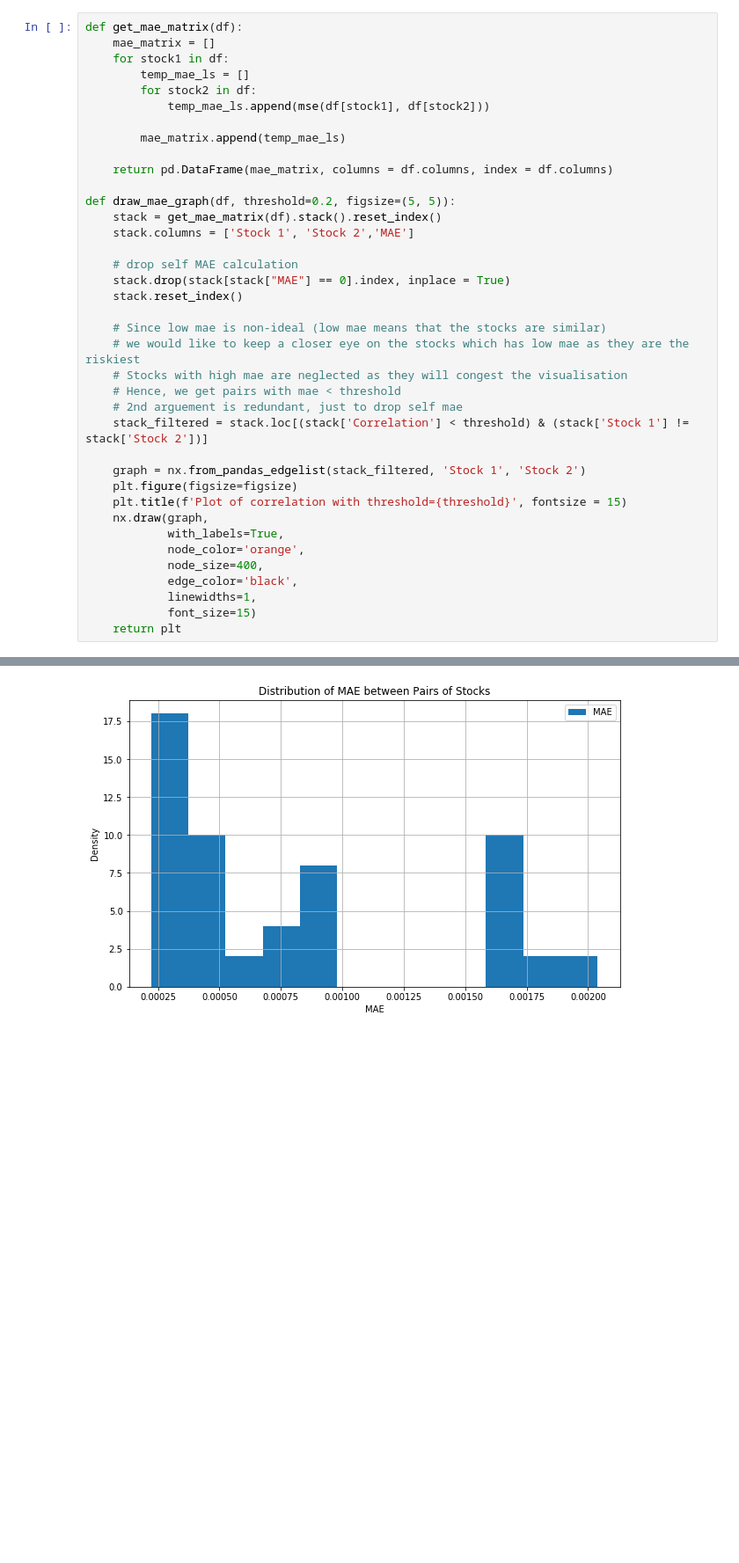
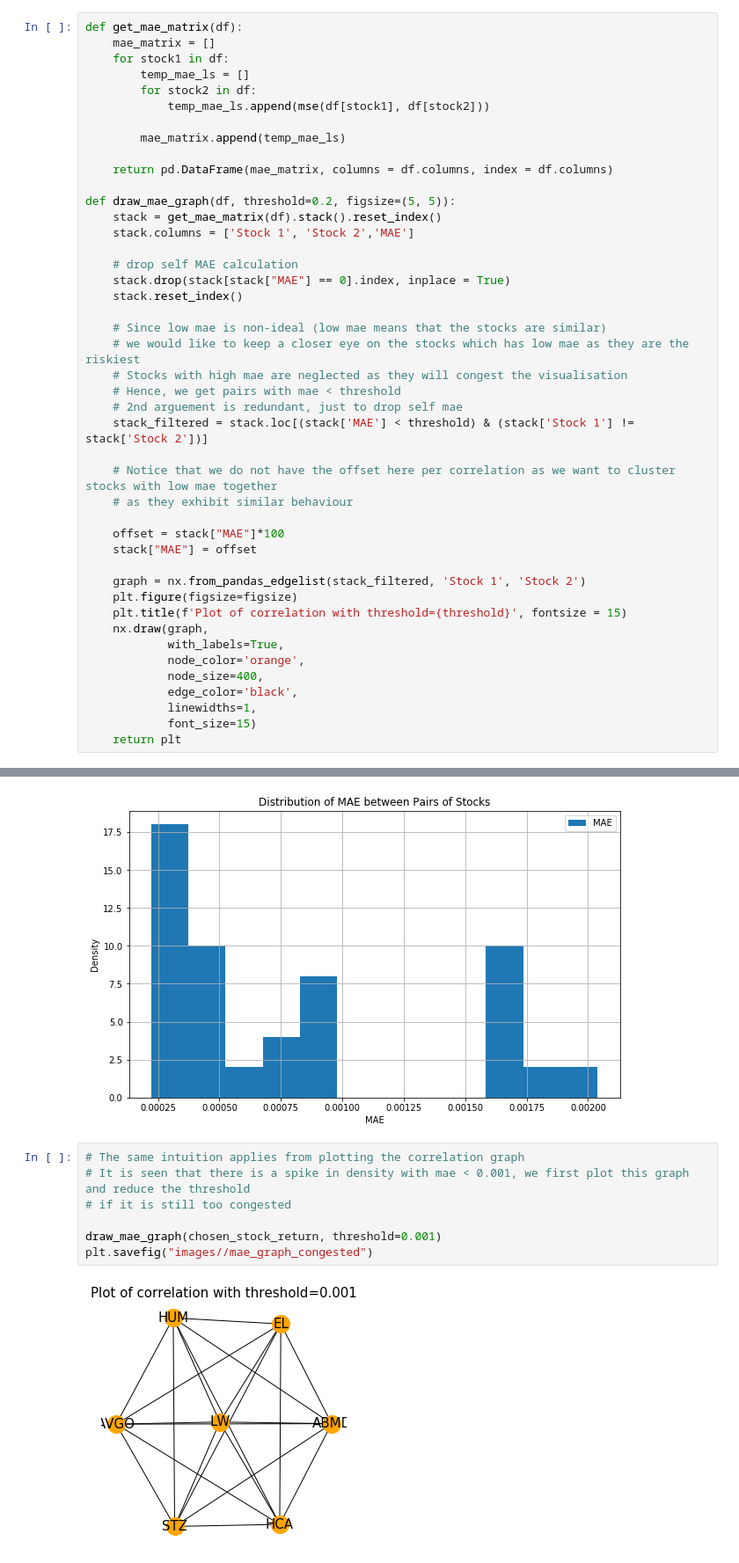
Before and after one commit to yhl116/FSPCW, a Jupyter notebook: part5/Graphs in Finance.ipynb, the cells around one changed output, grey strips where cells are left out. Shown at 88% size. Drawn from its saved outputs; the diff is of its cells as text; blank space fills up the shorter version.

```diff
--- a/part5/Graphs in Finance.ipynb
+++ b/part5/Graphs in Finance.ipynb
@@ -396,7 +405,13 @@ def draw_mae_graph(df, threshold=0.2, figsize=(5, 5)):
     # Stocks with high mae are neglected as they will congest the visualisation
     # Hence, we get pairs with mae < threshold
     # 2nd arguement is redundant, just to drop self mae
-    stack_filtered = stack.loc[(stack['Correlation'] < threshold) & (stack['Stock 1'] != stack['Stock 2'])]
+    stack_filtered = stack.loc[(stack['MAE'] < threshold) & (stack['Stock 1'] != stack['Stock 2'])]
+
+    # Notice that we do not have the offset here per correlation as we want to cluster stocks with low mae together
+    # as they exhibit similar behaviour
+
+    offset = stack["MAE"]*100
+    stack["MAE"] = offset
 
     graph = nx.from_pandas_edgelist(stack_filtered, 'Stock 1', 'Stock 2')
     plt.figure(figsize=figsize)
@@ -452,3 +467,12 @@ plt.ylabel("Density")
 # %% [output]
 Text(0, 0.5, 'Density')
 [figure]
+# %%
+# The same intuition applies from plotting the correlation graph
+# It is seen that there is a spike in density with mae < 0.001, we first plot this graph and reduce the threshold
+# if it is still too congested
+
+draw_mae_graph(chosen_stock_return, threshold=0.001)
+plt.savefig("images//mae_graph_congested")
+# %% [output]
+[figure, added]
```
Also changed, not shown: parts of 4 cells of this notebook, 4 other files.
